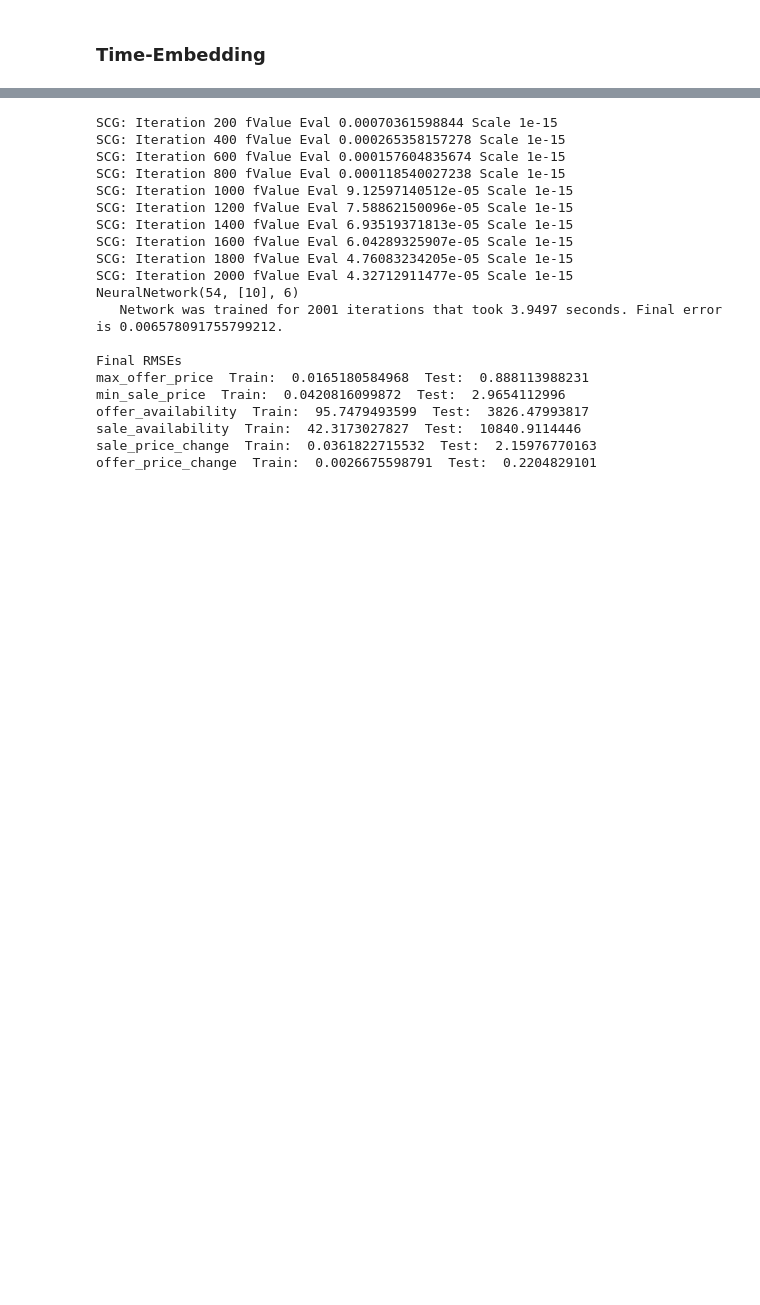
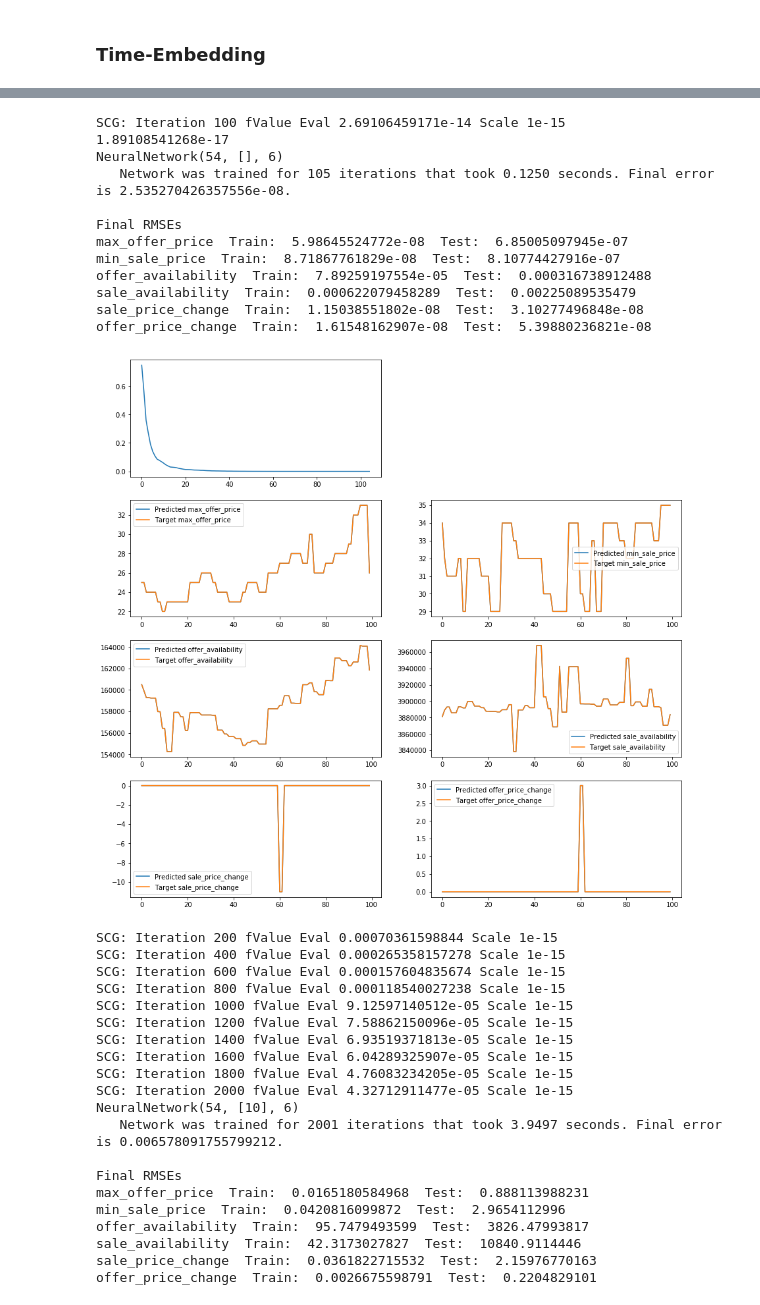
Before and after one commit to vicweeks/CS445-TermProject, a Jupyter notebook: TermProject.ipynb, the cells around one changed output, grey strips where cells are left out. Cells and saved outputs as stored; diff of their text form; code cells hidden in the pictures; blank space fills up the shorter version.

```diff
--- a/TermProject.ipynb
+++ b/TermProject.ipynb
@@ -273,3 +258,19 @@ offer_price_change  Train:  0.00236927145513  Test:  0.00237659111749
+# %%
+Y = compareItemToMarket(itemID=19746, allItems=False)
+# %% [output]
+SCG: Iteration 100 fValue Eval 2.69106459171e-14 Scale 1e-15
+1.89108541268e-17
+NeuralNetwork(54, [], 6)
+   Network was trained for 105 iterations that took 0.1250 seconds. Final error is 2.535270426357556e-08.
+
+Final RMSEs
+max_offer_price  Train:  5.98645524772e-08  Test:  6.85005097945e-07
+min_sale_price  Train:  8.71867761829e-08  Test:  8.10774427916e-07
+offer_availability  Train:  7.89259197554e-05  Test:  0.000316738912488
+sale_availability  Train:  0.000622079458289  Test:  0.00225089535479
+sale_price_change  Train:  1.15038551802e-08  Test:  3.10277496848e-08
+offer_price_change  Train:  1.61548162907e-08  Test:  5.39880236821e-08
+[figure, added]
 # %%
 np.savetxt('boltOfGossamerPrediction.txt', boltOfGossamerPredict[-2:,:])
 # %%
```
Also changed, not shown: parts of 9 cells of this notebook, 1 other file.
